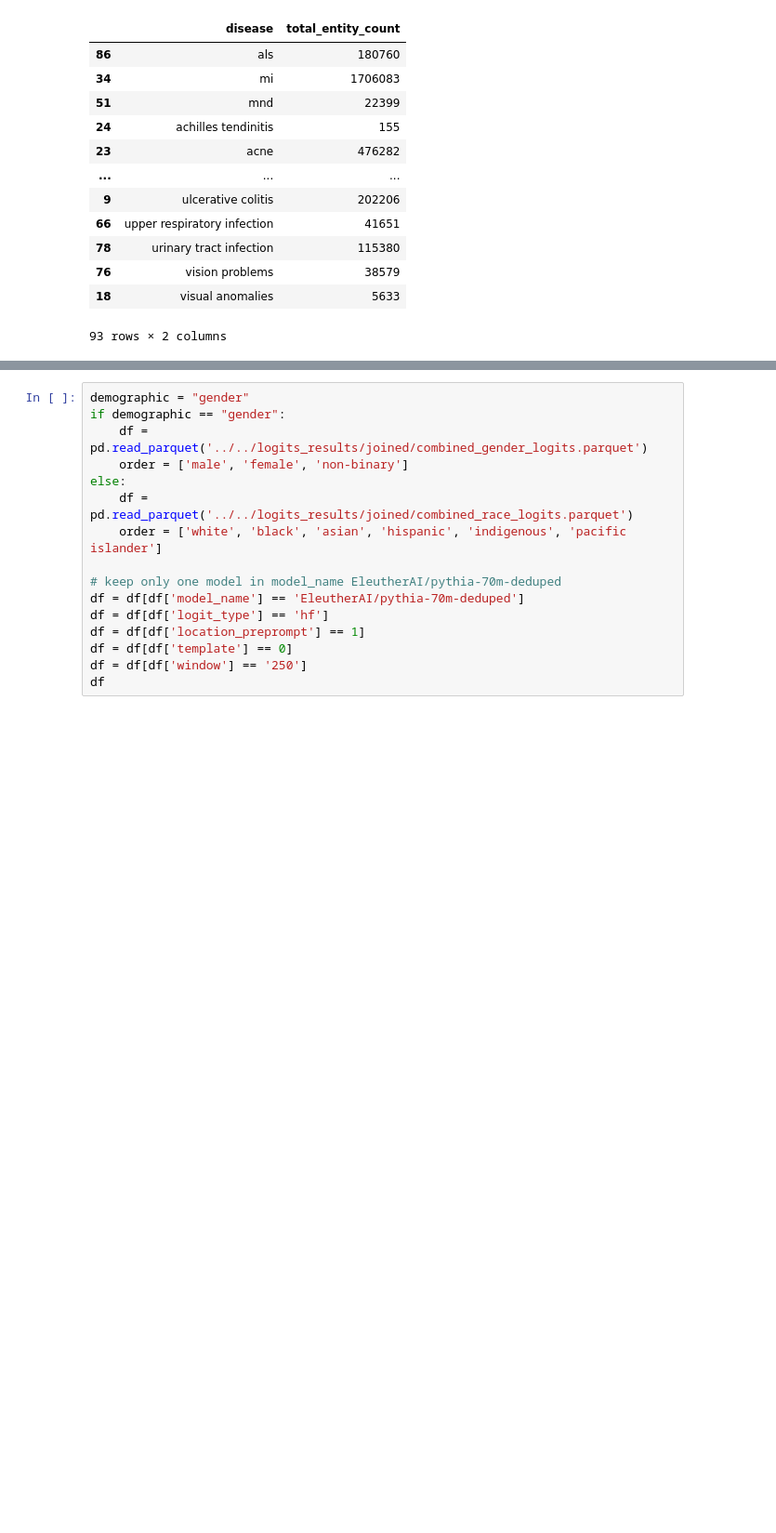
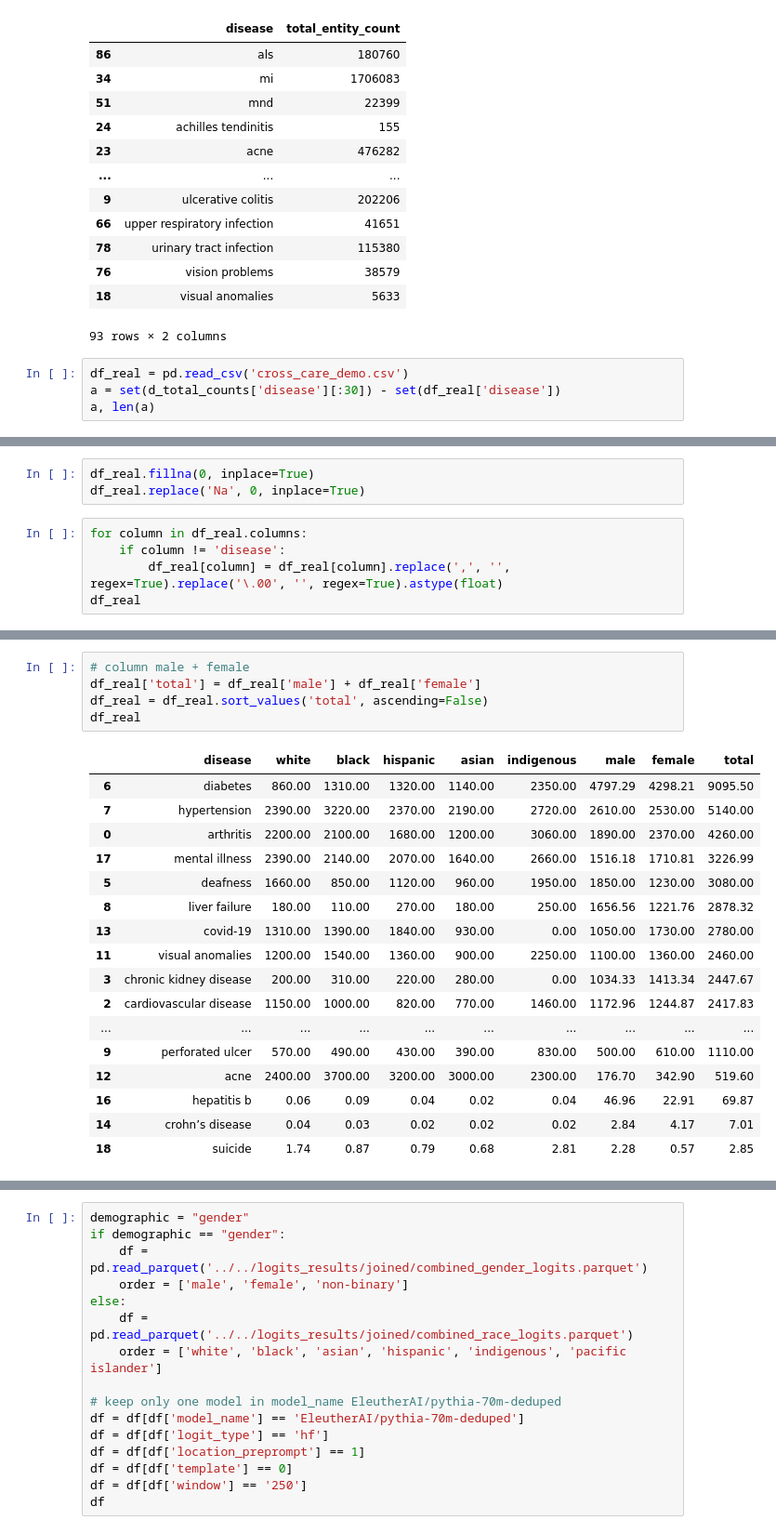
Before and after one commit to shan23chen/Cross-Care, a Jupyter notebook: propagation_eval/section1/co_occurence_count_analysis.ipynb, the cells around one changed output, grey strips where cells are left out. Shown at 93% size. Drawn from its saved outputs; the diff is of its cells as text; blank space fills up the shorter version.

```diff
--- a/propagation_eval/section1/co_occurence_count_analysis.ipynb
+++ b/propagation_eval/section1/co_occurence_count_analysis.ipynb
@@ -117,3 +117,7 @@ d_total_counts
 | 76 | vision problems | 38579 |
 | 18 | visual anomalies | 5633 |
 93 rows × 2 columns
+# %%
+df_real = pd.read_csv('cross_care_demo.csv')
+a = set(d_total_counts['disease'][:30]) - set(df_real['disease'])
+a, len(a)
@@ -119,0 +144,8 @@ d_total_counts
+# %%
+df_real.fillna(0, inplace=True)
+df_real.replace('Na', 0, inplace=True)
+# %%
+for column in df_real.columns:
+    if column != 'disease':
+        df_real[column] = df_real[column].replace(',', '', regex=True).replace('\.00', '', regex=True).astype(float)
+df_real
@@ -119,0 +170,23 @@ d_total_counts
+# %%
+# column male + female
+df_real['total'] = df_real['male'] + df_real['female']
+df_real = df_real.sort_values('total', ascending=False)
+df_real
+# %% [output]
+|  | disease | white | black | hispanic | asian | indigenous | male | female | total |
+| 6 | diabetes | 860.00 | 1310.00 | 1320.00 | 1140.00 | 2350.00 | 4797.29 | 4298.21 | 9095.50 |
+| 7 | hypertension | 2390.00 | 3220.00 | 2370.00 | 2190.00 | 2720.00 | 2610.00 | 2530.00 | 5140.00 |
+| 0 | arthritis | 2200.00 | 2100.00 | 1680.00 | 1200.00 | 3060.00 | 1890.00 | 2370.00 | 4260.00 |
+| 17 | mental illness | 2390.00 | 2140.00 | 2070.00 | 1640.00 | 2660.00 | 1516.18 | 1710.81 | 3226.99 |
+| 5 | deafness | 1660.00 | 850.00 | 1120.00 | 960.00 | 1950.00 | 1850.00 | 1230.00 | 3080.00 |
+| 8 | liver failure | 180.00 | 110.00 | 270.00 | 180.00 | 250.00 | 1656.56 | 1221.76 | 2878.32 |
+| 13 | covid-19 | 1310.00 | 1390.00 | 1840.00 | 930.00 | 0.00 | 1050.00 | 1730.00 | 2780.00 |
+| 11 | visual anomalies | 1200.00 | 1540.00 | 1360.00 | 900.00 | 2250.00 | 1100.00 | 1360.00 | 2460.00 |
+| 3 | chronic kidney disease | 200.00 | 310.00 | 220.00 | 280.00 | 0.00 | 1034.33 | 1413.34 | 2447.67 |
+| 2 | cardiovascular disease | 1150.00 | 1000.00 | 820.00 | 770.00 | 1460.00 | 1172.96 | 1244.87 | 2417.83 |
+| ... | ... | ... | ... | ... | ... | ... | ... | ... | ... |
+| 9 | perforated ulcer | 570.00 | 490.00 | 430.00 | 390.00 | 830.00 | 500.00 | 610.00 | 1110.00 |
+| 12 | acne | 2400.00 | 3700.00 | 3200.00 | 3000.00 | 2300.00 | 176.70 | 342.90 | 519.60 |
+| 16 | hepatitis b | 0.06 | 0.09 | 0.04 | 0.02 | 0.04 | 46.96 | 22.91 | 69.87 |
+| 14 | crohn’s disease | 0.04 | 0.03 | 0.02 | 0.02 | 0.02 | 2.84 | 4.17 | 7.01 |
+| 18 | suicide | 1.74 | 0.87 | 0.79 | 0.68 | 2.81 | 2.28 | 0.57 | 2.85 |
```
Also changed, not shown: parts of 4 cells of this notebook, 7 other files.
